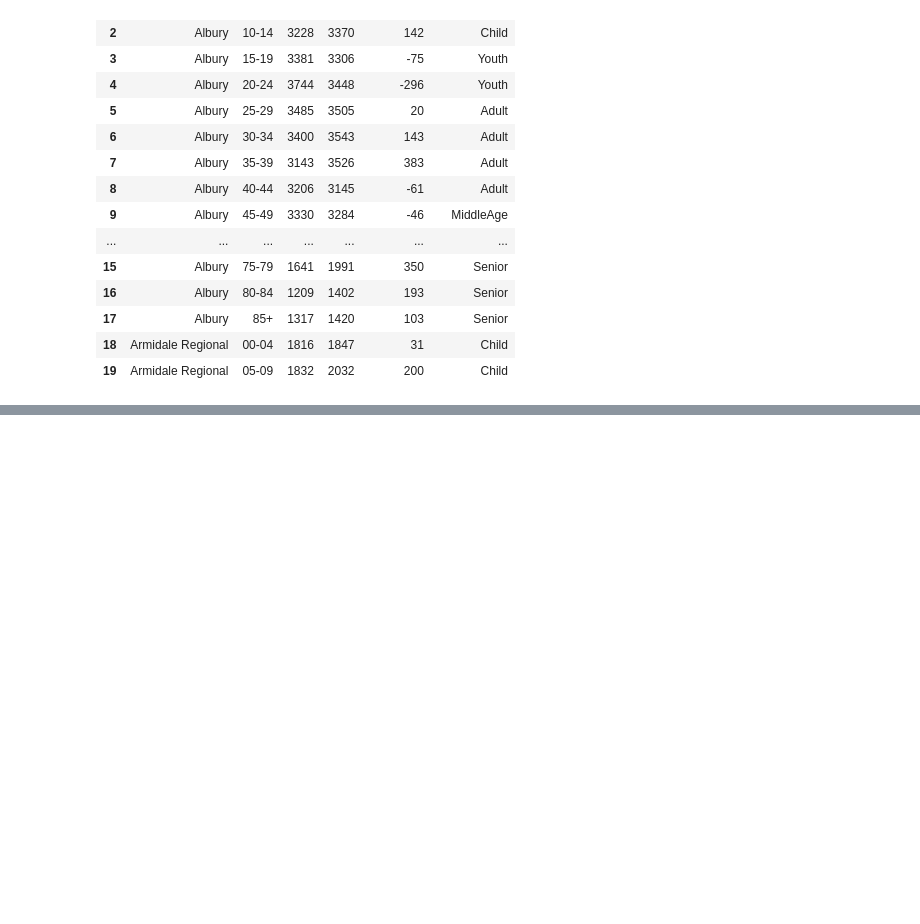
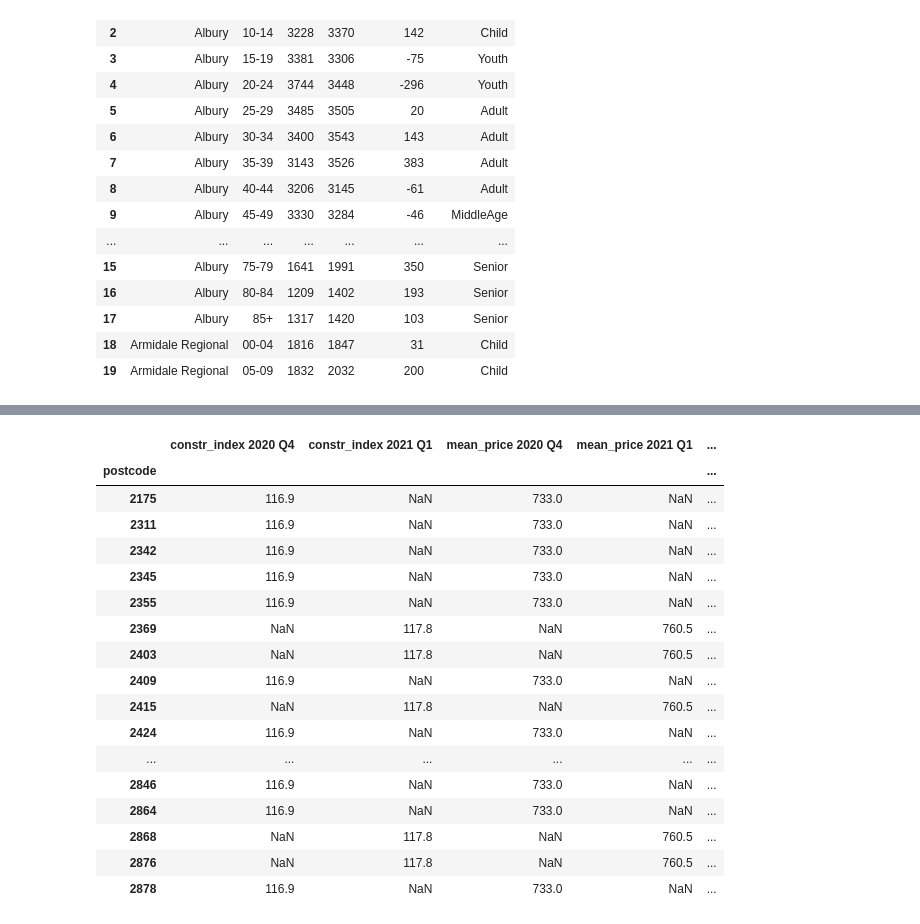
Before and after one commit to walthersy/NSW-house-price, a Jupyter notebook: Ken - Data Cleaning - Population and Construction.ipynb, the cells around one changed output, grey strips where cells are left out. Drawn from its saved outputs; the diff is of its cells as text; code cells hidden in the pictures; blank space fills up the shorter version.

Commit message:
merge 'steve df' w constr_index

```diff
--- a/Ken - Data Cleaning - Population and Construction.ipynb
+++ b/Ken - Data Cleaning - Population and Construction.ipynb
@@ -270,0 +320,11 @@ df_age_pivot.head(20)
+# %%
+# Create a subset that only contains 2 Quarters of data (FOR TESTING PURPOSE)
+subset = master.loc[master['time_period'].isin(['2020 Q4', '2021 Q1'])]
+
+# Get some of the (potentially) unnecessary variables
+subset = subset.drop(columns=['Qdelta_median','Adelta_median','Qdelta_count','Adelta_count',
+                              'Qdelta_median_rent', 'Adelta_median_rent','Qdelta_new_bonds','Adelta_new_bonds'],
+                     axis=1)
+
+# And only keep 'Total' dwelling type (i.e. get rid of Strata and Non-strata)
+subset_total = subset.loc[subset['dwelling_type'] == 'Total']
@@ -270,0 +338,9 @@ df_age_pivot.head(20)
+# %%
+try_merge = subset_total.merge(df_cons_clean,on='time_period', how='inner')
+# %%
+#pivoting to get 'Steve DF'
+pivot = try_merge.pivot_table(index='postcode', columns='time_period', values=
+                                 ['median_price', 'mean_price', 'sales_no',
+                                  'median_rent_newb','new_bonds_no', 'total_bonds_no','constr_index'])
+
+pivot.head()
@@ -270,0 +356,3 @@ df_age_pivot.head(20)
+# %%
+pivot.columns = [' '.join(col) for col in pivot.columns] # only run once!
+pivot.head()
@@ -270,0 +367,21 @@ df_age_pivot.head(20)
+# %%
+pivot.loc[pivot.isna().any(axis=1)]
+# %% [output]
+|  | constr_index 2020 Q4 | constr_index 2021 Q1 | mean_price 2020 Q4 | mean_price 2021 Q1 | ... |
+| postcode |  |  |  |  | ... |
+| 2175 | 116.9 | NaN | 733.0 | NaN | ... |
+| 2311 | 116.9 | NaN | 733.0 | NaN | ... |
+| 2342 | 116.9 | NaN | 733.0 | NaN | ... |
+| 2345 | 116.9 | NaN | 733.0 | NaN | ... |
+| 2355 | 116.9 | NaN | 733.0 | NaN | ... |
+| 2369 | NaN | 117.8 | NaN | 760.5 | ... |
+| 2403 | NaN | 117.8 | NaN | 760.5 | ... |
+| 2409 | 116.9 | NaN | 733.0 | NaN | ... |
+| 2415 | NaN | 117.8 | NaN | 760.5 | ... |
+| 2424 | 116.9 | NaN | 733.0 | NaN | ... |
+| ... | ... | ... | ... | ... | ... |
+| 2846 | 116.9 | NaN | 733.0 | NaN | ... |
+| 2864 | 116.9 | NaN | 733.0 | NaN | ... |
+| 2868 | NaN | 117.8 | NaN | 760.5 | ... |
+| 2876 | NaN | 117.8 | NaN | 760.5 | ... |
+| 2878 | 116.9 | NaN | 733.0 | NaN | ... |
```
Also changed, not shown: parts of 9 cells of this notebook.
